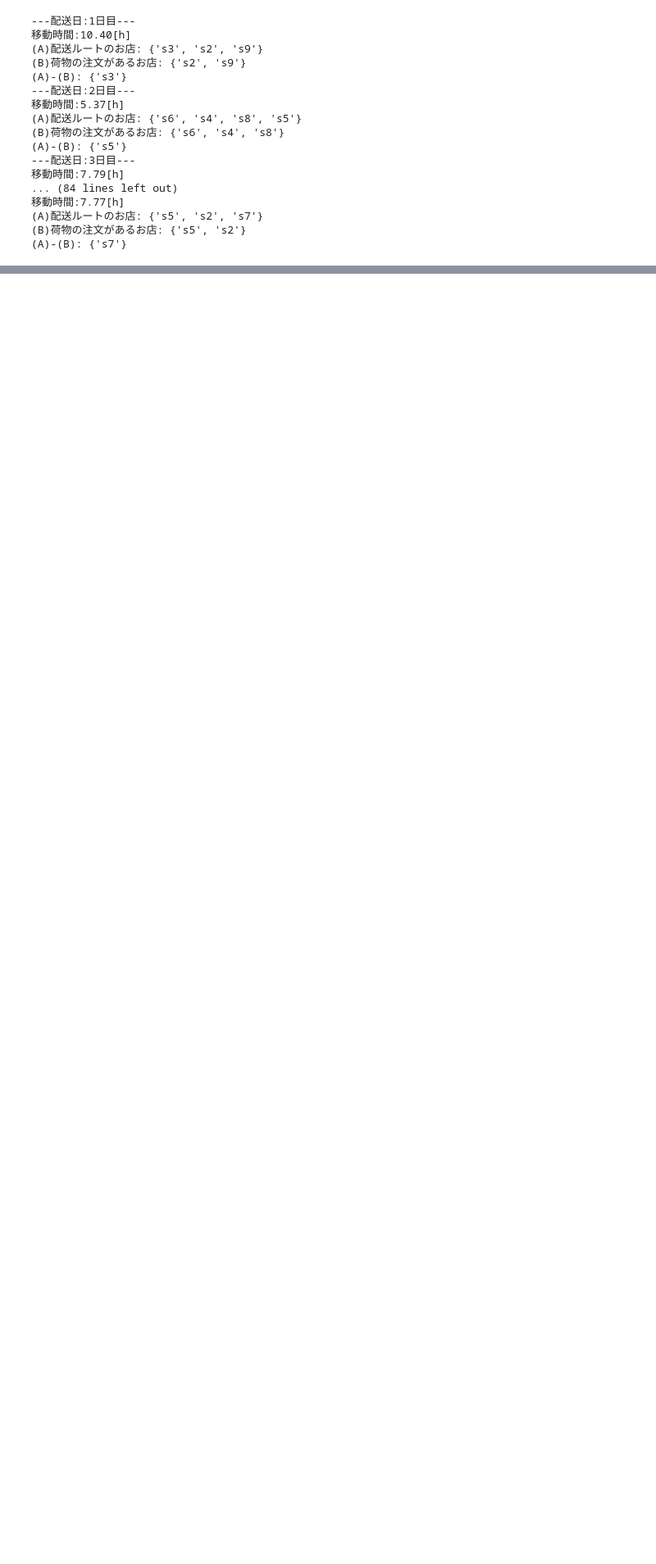
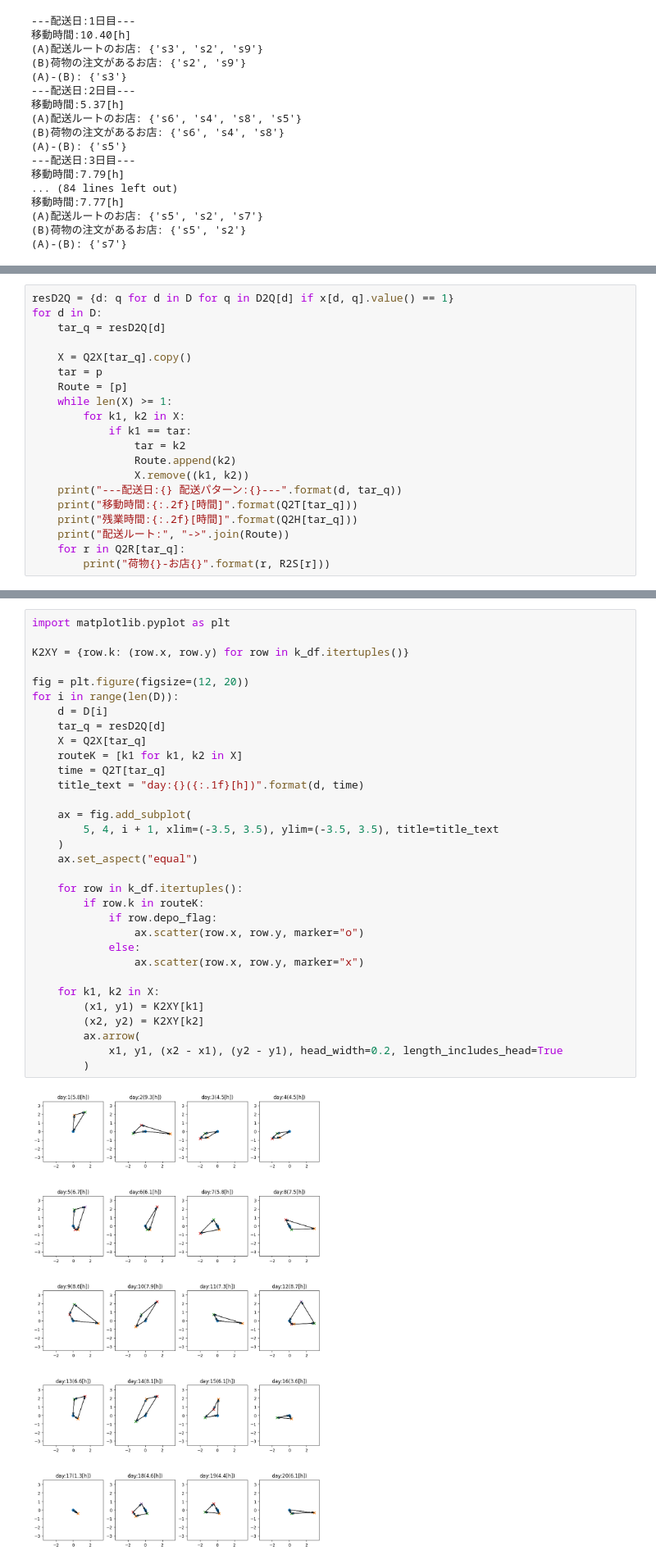
Before and after one commit to maton369/PyOptBook_Practice, a Jupyter notebook: 5_routing/main.ipynb, the cells around one changed output, grey strips where cells are left out. Shown: that part at 82% size. Drawn from its saved outputs; the diff is of its cells as text; blank space fills up the shorter version.

Commit message:
[Add] 配送パターンを利用した数理モデル

```diff
--- a/5_routing/main.ipynb
+++ b/5_routing/main.ipynb
@@ -532,0 +796,20 @@ for i in range(len(D)):
+# %%
+resD2Q = {d: q for d in D for q in D2Q[d] if x[d, q].value() == 1}
+for d in D:
+    tar_q = resD2Q[d]
+
+    X = Q2X[tar_q].copy()
+    tar = p
+    Route = [p]
+    while len(X) >= 1:
+        for k1, k2 in X:
+            if k1 == tar:
+                tar = k2
+                Route.append(k2)
+                X.remove((k1, k2))
+    print("---配送日:{} 配送パターン:{}---".format(d, tar_q))
+    print("移動時間:{:.2f}[時間]".format(Q2T[tar_q]))
+    print("残業時間:{:.2f}[時間]".format(Q2H[tar_q]))
+    print("配送ルート:", "->".join(Route))
+    for r in Q2R[tar_q]:
+        print("荷物{}-お店{}".format(r, R2S[r]))
@@ -532,0 +834,34 @@ for i in range(len(D)):
+# %%
+import matplotlib.pyplot as plt
+
+K2XY = {row.k: (row.x, row.y) for row in k_df.itertuples()}
+
+fig = plt.figure(figsize=(12, 20))
+for i in range(len(D)):
+    d = D[i]
+    tar_q = resD2Q[d]
+    X = Q2X[tar_q]
+    routeK = [k1 for k1, k2 in X]
+    time = Q2T[tar_q]
+    title_text = "day:{}({:.1f}[h])".format(d, time)
+
+    ax = fig.add_subplot(
+        5, 4, i + 1, xlim=(-3.5, 3.5), ylim=(-3.5, 3.5), title=title_text
+    )
+    ax.set_aspect("equal")
+
+    for row in k_df.itertuples():
+        if row.k in routeK:
+            if row.depo_flag:
+                ax.scatter(row.x, row.y, marker="o")
+            else:
+                ax.scatter(row.x, row.y, marker="x")
+
+    for k1, k2 in X:
+        (x1, y1) = K2XY[k1]
+        (x2, y2) = K2XY[k2]
+        ax.arrow(
+            x1, y1, (x2 - x1), (y2 - y1), head_width=0.2, length_includes_head=True
+        )
+# %% [output]
+[figure, added]
```
Also changed, not shown: parts of 13 cells of this notebook.
